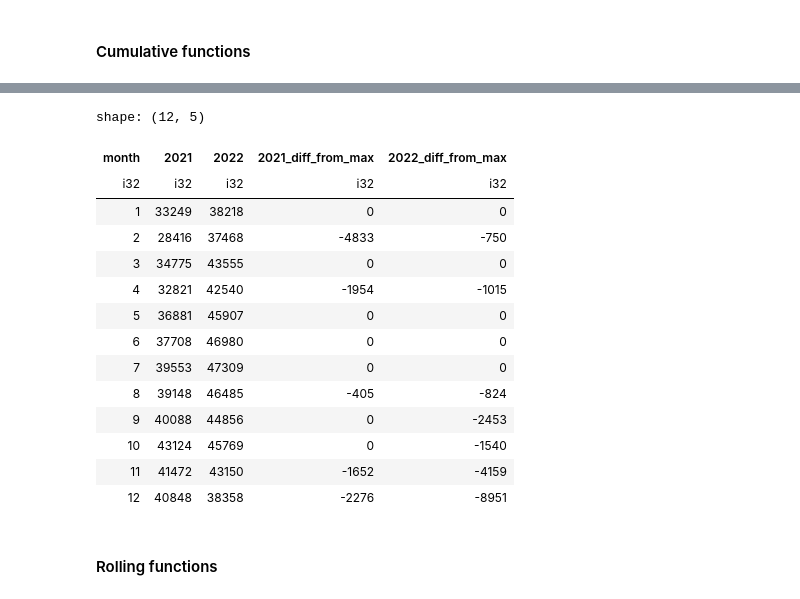
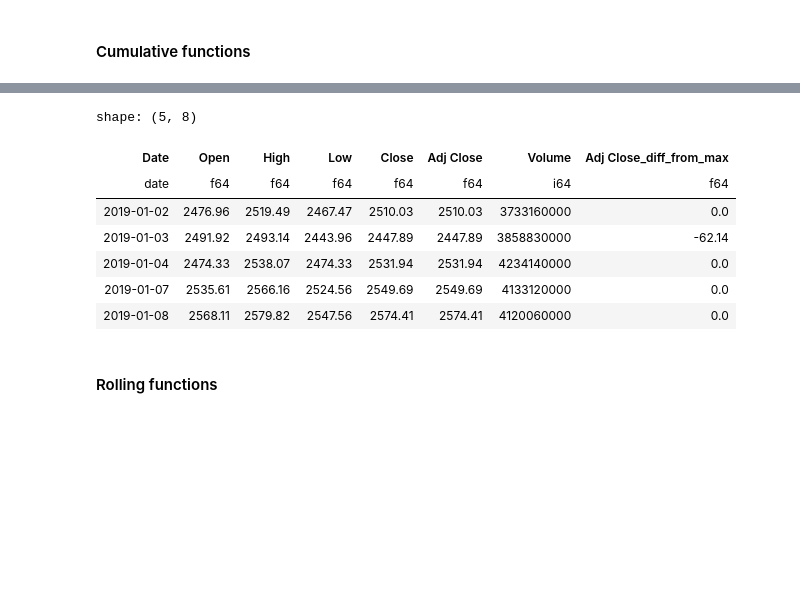
Before and after one commit to PacktPublishing/Data-Analysis-with-Polars, a Jupyter notebook: chapter_04/04.1_Advanced_data_transformation.ipynb, the cells around one changed output, grey strips where cells are left out. Cells and saved outputs as stored; diff of their text form; code cells hidden in the pictures; blank space fills up the shorter version.

```diff
--- a/chapter_04/04.1_Advanced_data_transformation.ipynb
+++ b/chapter_04/04.1_Advanced_data_transformation.ipynb
@@ -753,0 +697,11 @@ shape: (12, 5)
+# %%
+sp500 = pl.read_csv('../datasets/SP500.csv', try_parse_dates=True)
+btc = pl.read_csv('../datasets/BTC-USD.csv', try_parse_dates=True)
+
+sp500 = sp500.with_columns(
+    pl.col('Date').set_sorted()
+)
+
+btc = btc.with_columns(
+    pl.col('Date').set_sorted()
+)
@@ -754,29 +751,22 @@ shape: (12, 5)
 # %%
 # for more advanced calculation, a cumulative_eval function is available
 # cumulative_eval calculates a value for each row, by looking the current and all previous rows
-# for example, I want to calculate the difference between the current crime count and the maximum crime count to date
+# for example, I want to calculate the difference between the current close value and the maximum value to date
 
-nypd_crimes_by_month_first_semester.with_columns(
-    pl.col('2021', '2022').cumulative_eval(
+sp500.with_columns(
+    pl.col('Adj Close').cumulative_eval(
         pl.element().last() - pl.element().max()
     ).suffix('_diff_from_max')
-)
+).head(5)
 # %% [output]
-shape: (12, 5)
+shape: (5, 8)
-| month | 2021 | 2022 | 2021_diff_from_max | 2022_diff_from_max |
-| i32 | i32 | i32 | i32 | i32 |
-| 1 | 33249 | 38218 | 0 | 0 |
-| 2 | 28416 | 37468 | -4833 | -750 |
-| 3 | 34775 | 43555 | 0 | 0 |
-| 4 | 32821 | 42540 | -1954 | -1015 |
-| 5 | 36881 | 45907 | 0 | 0 |
-| 6 | 37708 | 46980 | 0 | 0 |
-| 7 | 39553 | 47309 | 0 | 0 |
-| 8 | 39148 | 46485 | -405 | -824 |
-| 9 | 40088 | 44856 | 0 | -2453 |
-| 10 | 43124 | 45769 | 0 | -1540 |
-| 11 | 41472 | 43150 | -1652 | -4159 |
-| 12 | 40848 | 38358 | -2276 | -8951 |
+| Date | Open | High | Low | Close | Adj Close | Volume | Adj Close_diff_from_max |
+| date | f64 | f64 | f64 | f64 | f64 | i64 | f64 |
+| 2019-01-02 | 2476.96 | 2519.49 | 2467.47 | 2510.03 | 2510.03 | 3733160000 | 0.0 |
+| 2019-01-03 | 2491.92 | 2493.14 | 2443.96 | 2447.89 | 2447.89 | 3858830000 | -62.14 |
+| 2019-01-04 | 2474.33 | 2538.07 | 2474.33 | 2531.94 | 2531.94 | 4234140000 | 0.0 |
+| 2019-01-07 | 2535.61 | 2566.16 | 2524.56 | 2549.69 | 2549.69 | 4133120000 | 0.0 |
+| 2019-01-08 | 2568.11 | 2579.82 | 2547.56 | 2574.41 | 2574.41 | 4120060000 | 0.0 |
 # %% [markdown]
 #### Rolling functions
 # %%
```
Also changed, not shown: parts of 20 cells of this notebook, 1 other file.
